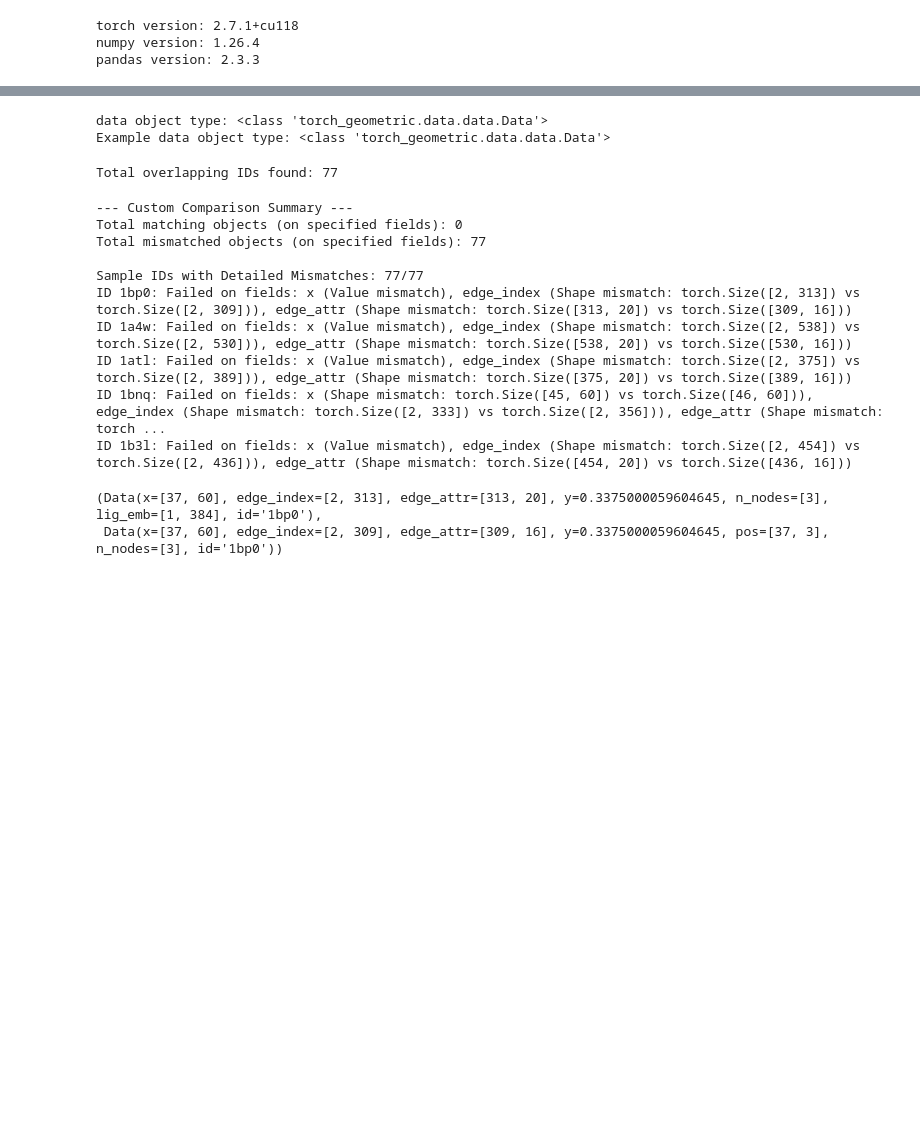
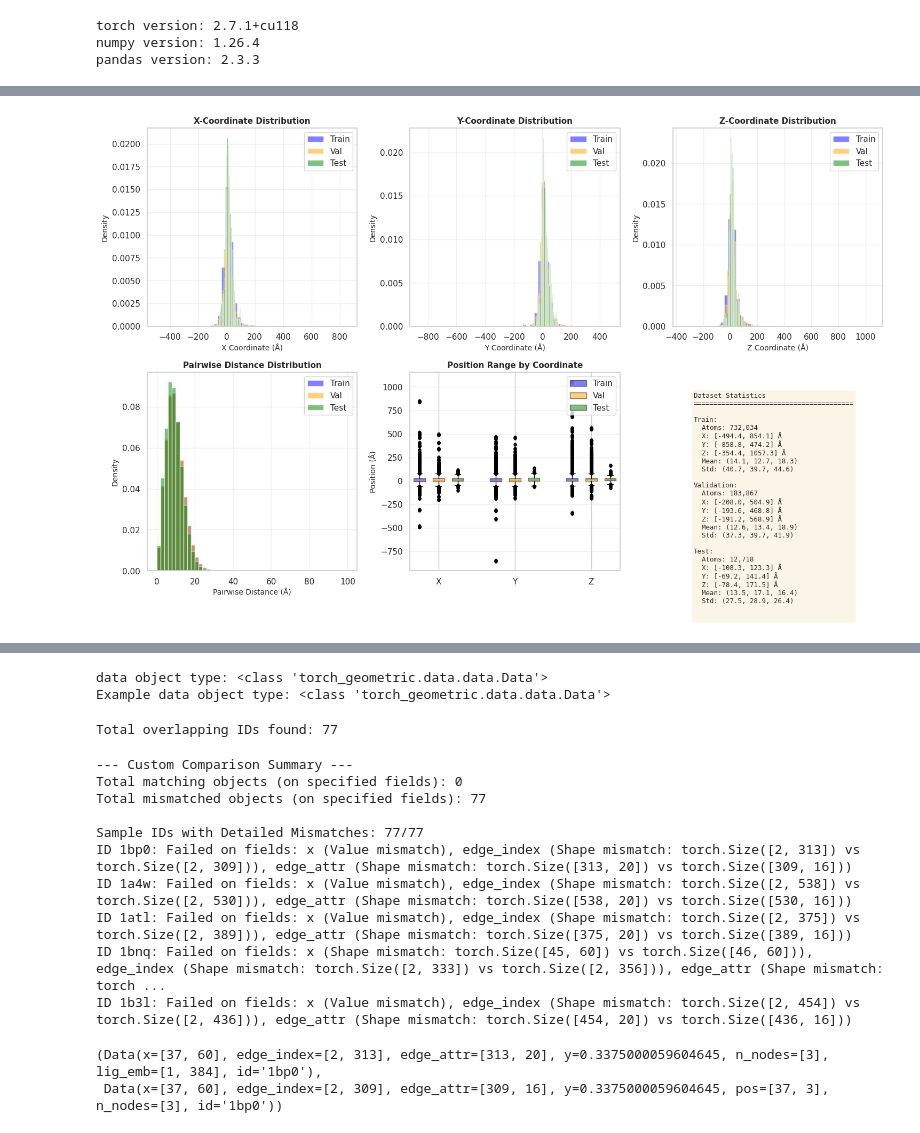
Before and after one commit to siavashadpey/CS224W_Project, a Jupyter notebook: notebooks/Datacheck.ipynb, the cells around one changed output, grey strips where cells are left out. Cells and saved outputs as stored; diff of their text form; code cells hidden in the pictures; blank space fills up the shorter version.

```diff
--- a/notebooks/Datacheck.ipynb
+++ b/notebooks/Datacheck.ipynb
@@ -129,0 +224,15 @@ example_filename = "example_dataset_no_dist_edge_feat.pt"
+# %%
+# Cell 1: Create DataLoaders
+import torch
+from torch_geometric.loader import DataLoader
+import matplotlib.pyplot as plt
+import numpy as np
+
+train_loader = DataLoader(train_dataset, batch_size=1, shuffle=False)
+val_loader = DataLoader(val_dataset, batch_size=1, shuffle=False)
+test_loader = DataLoader(test_dataset, batch_size=1, shuffle=False)
+
+print(f"Created loaders:")
+print(f"  Train: {len(train_dataset)} samples")
+print(f"  Val: {len(val_dataset)} samples")
+print(f"  Test: {len(test_dataset)} samples")
@@ -129,0 +482,83 @@ example_filename = "example_dataset_no_dist_edge_feat.pt"
+# %%
+# Cell 4: Visualization 1 - Position Distributions
+fig, axes = plt.subplots(2, 3, figsize=(15, 10))
+
+# Position distributions for each coordinate
+for idx, coord in enumerate(['X', 'Y', 'Z']):
+    ax = axes[0, idx]
+
+    ax.hist(train_stats['positions'][:, idx], bins=50, alpha=0.5,
+            label='Train', density=True, color='blue')
+    ax.hist(val_stats['positions'][:, idx], bins=50, alpha=0.5,
+            label='Val', density=True, color='orange')
+    ax.hist(test_stats['positions'][:, idx], bins=50, alpha=0.5,
+            label='Test', density=True, color='green')
+
+    ax.set_xlabel(f'{coord} Coordinate (Å)', fontsize=10)
+    ax.set_ylabel('Density', fontsize=10)
+    ax.set_title(f'{coord}-Coordinate Distribution', fontsize=11, weight='bold')
+    ax.legend()
+    ax.grid(True, alpha=0.3)
+
+# Distance distributions
+ax = axes[1, 0]
+ax.hist(train_stats['distances'], bins=50, alpha=0.5,
+        label='Train', density=True, color='blue', range=(0, 100))
+ax.hist(val_stats['distances'], bins=50, alpha=0.5,
+        label='Val', density=True, color='orange', range=(0, 100))
+ax.hist(test_stats['distances'], bins=50, alpha=0.5,
+        label='Test', density=True, color='green', range=(0, 100))
+ax.set_xlabel('Pairwise Distance (Å)', fontsize=10)
+ax.set_ylabel('Density', fontsize=10)
+ax.set_title('Pairwise Distance Distribution', fontsize=11, weight='bold')
+ax.legend()
+ax.grid(True, alpha=0.3)
+
+# Box plots for each coordinate
+ax = axes[1, 1]
+box_data = [
+    train_stats['positions'][:, 0], val_stats['positions'][:, 0], test_stats['positions'][:, 0],
+    train_stats['positions'][:, 1], val_stats['positions'][:, 1], test_stats['positions'][:, 1],
+    train_stats['positions'][:, 2], val_stats['positions'][:, 2], test_stats['positions'][:, 2]
+]
+positions_box = [1, 2, 3, 5, 6, 7, 9, 10, 11]
+colors = ['blue', 'orange', 'green'] * 3
+bp = ax.boxplot(box_data, positions=positions_box, widths=0.6, patch_artist=True,
+                showfliers=True, flierprops=dict(marker='o', markersize=3, alpha=0.3))
+for patch, color in zip(bp['boxes'], colors):
+    patch.set_facecolor(color)
+    patch.set_alpha(0.5)
+ax.set_xticks([2, 6, 10])
+ax.set_xticklabels(['X', 'Y', 'Z'])
+ax.set_ylabel('Position (Å)', fontsize=10)
+ax.set_title('Position Range by Coordinate', fontsize=11, weight='bold')
+ax.grid(True, alpha=0.3, axis='y')
+ax.legend([bp['boxes'][0], bp['boxes'][1], bp['boxes'][2]],
+          ['Train', 'Val', 'Test'], loc='upper right')
+
+# Summary statistics table
+ax = axes[1, 2]
+ax.axis('off')
+
+summary_text = "Dataset Statistics\n" + "="*40 + "\n\n"
+for stats in [train_stats, val_stats, test_stats]:
+    summary_text += f"{stats['name']}:\n"
+    summary_text += f"  Atoms: {len(stats['positions']):,}\n"
+    summary_text += f"  X: [{stats['x_range'][0]:.1f}, {stats['x_range'][1]:.1f}] Å\n"
+    summary_text += f"  Y: [{stats['y_range'][0]:.1f}, {stats['y_range'][1]:.1f}] Å\n"
+    summary_text += f"  Z: [{stats['z_range'][0]:.1f}, {stats['z_range'][1]:.1f}] Å\n"
+    summary_text += f"  Mean: ({stats['mean'][0]:.1f}, {stats['mean'][1]:.1f}, {stats['mean'][2]:.1f})\n"
+    summary_text += f"  Std: ({stats['std'][0]:.1f}, {stats['std'][1]:.1f}, {stats['std'][2]:.1f})\n\n"
+
+ax.text(0.1, 0.9, summary_text, transform=ax.transAxes,
+        fontsize=9, verticalalignment='top', fontfamily='monospace',
+        bbox=dict(boxstyle='round', facecolor='wheat', alpha=0.3))
+
+plt.tight_layout()
+plt.savefig('dataset_position_distributions.pdf', dpi=300, bbox_inches='tight')
+plt.savefig('dataset_position_distributions.png', dpi=300, bbox_inches='tight')
+plt.show()
+
+print("✓ Position distribution plot saved!")
+# %% [output]
+[figure, added]
```
Also changed, not shown: parts of 27 cells of this notebook, 11 other files.
